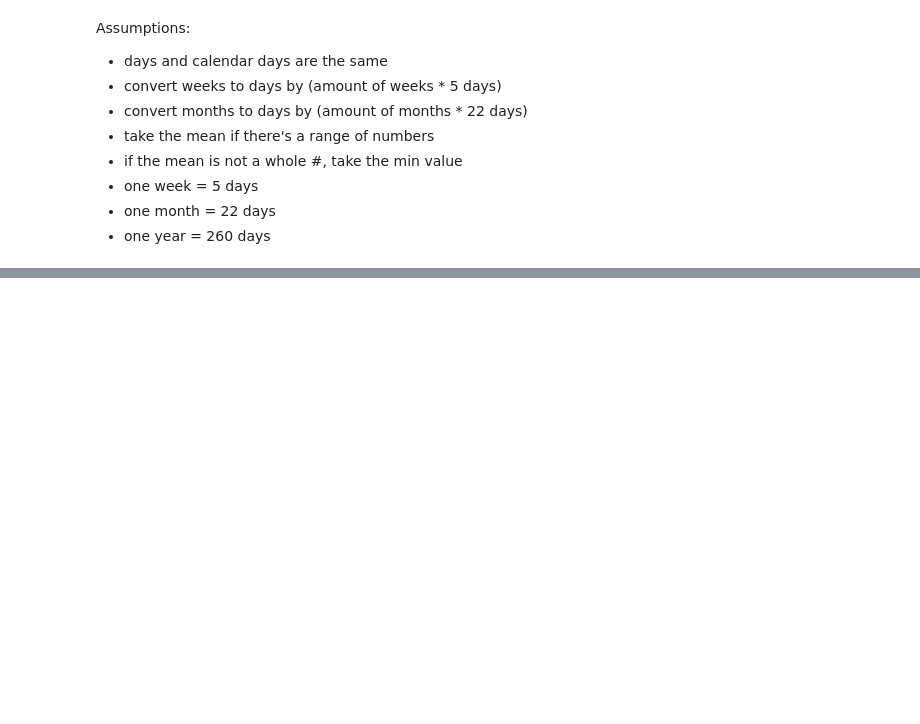
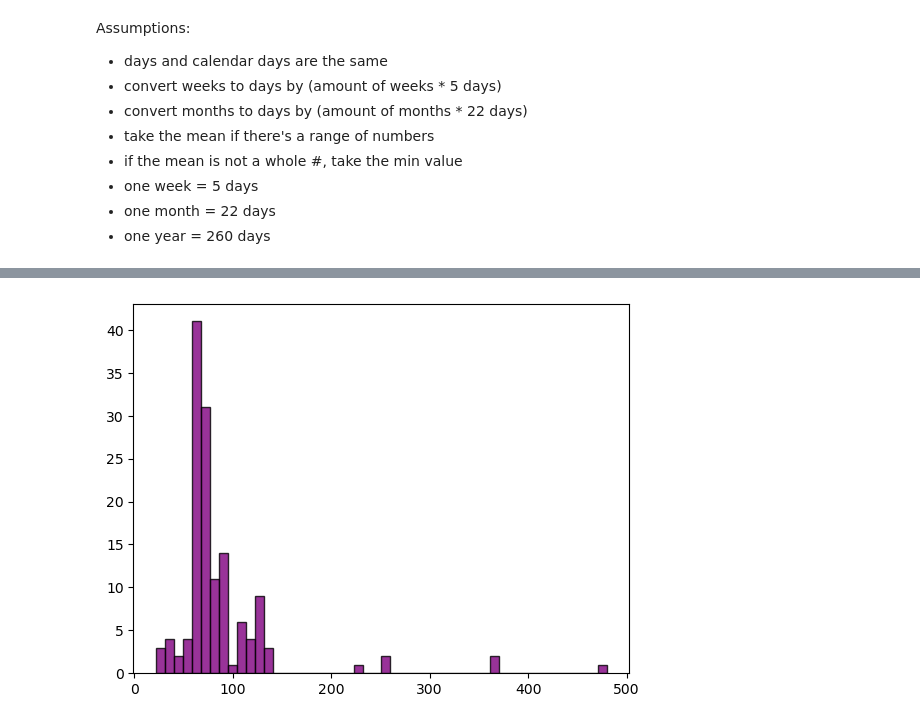
Before and after one commit to nss-data-science-cohort-7/un-exploration-marieljum, a Jupyter notebook: notebooks/solo_exploration.ipynb, the cells around one changed output, grey strips where cells are left out. Cells and saved outputs as stored; diff of their text form; code cells hidden in the pictures; blank space fills up the shorter version.

Commit message:
Solo exploration - added charts and stats

```diff
--- a/notebooks/solo_exploration.ipynb
+++ b/notebooks/solo_exploration.ipynb
@@ -144,0 +207,10 @@ display(maternity_leave)
+# %%
+# create a subset of country_id, removing other columns
+
+country_id = pd.concat([country_id.loc[:, "Region Name"], country_id.loc[:, "Country or Area": "Small Island Developing States (SIDS)"]], axis = 1)
+display(country_id)
+print('----------------')
+
+# rename columns
+country_id = country_id.rename(columns = {'Country or Area':'Country'})
+display(country_id)
@@ -144,0 +245,7 @@ display(maternity_leave)
+# %%
+display(gdp_df)
+gdp_df = gdp_df.drop(columns=['Value Footnotes'])
+gdp_df = gdp_df.rename(columns={'Country or Area': 'Country', 'Year': 'Year', 'Value':'GDP_Per_Capita'})
+display(gdp_df)
+gdp_df_2013 = gdp_df[gdp_df['Year'] == 2013]
+display(gdp_df_2013)
@@ -144,0 +292,8 @@ display(maternity_leave)
+# %%
+# merge country_id and maternity_leave datasets
+merge = country_id.merge(maternity_leave, on = 'Country', how = 'inner')
+display(merge)
+
+# merge gdp_df with merge dataframe
+merge = merge.merge(gdp_df_2013, on = 'Country', how = 'inner')
+display(merge)
@@ -144,0 +327,4 @@ display(maternity_leave)
+# %%
+# set Country as index for dataframe
+merge = merge.set_index('Country')
+merge
@@ -144,0 +366,5 @@ display(maternity_leave)
+# %%
+plt.hist(merge['Length of maternity (in days)'], bins = 50, color = 'purple', edgecolor = 'black', alpha = 0.8)
+plt.show()
+# %% [output]
+[figure, added]
```
Also changed, not shown: parts of 25 cells of this notebook.
